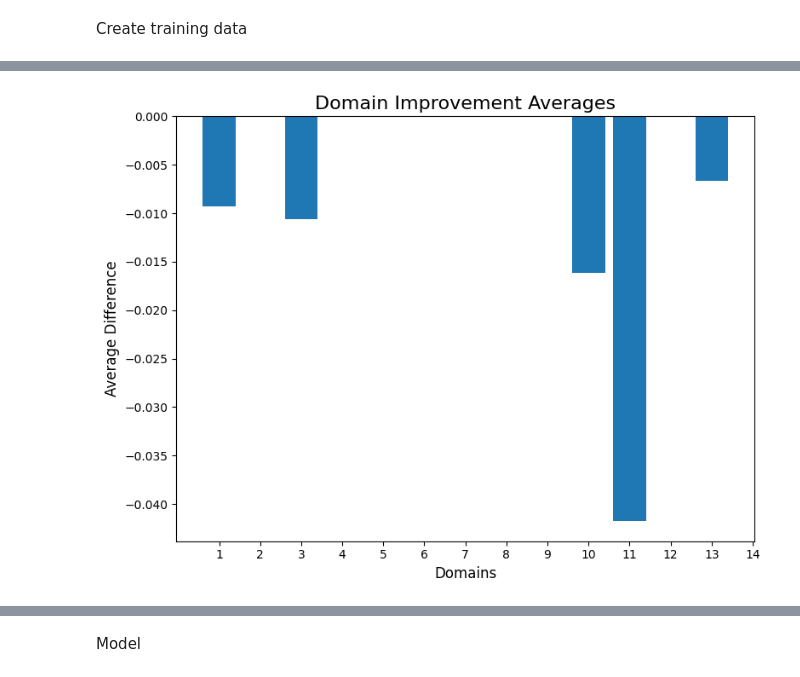
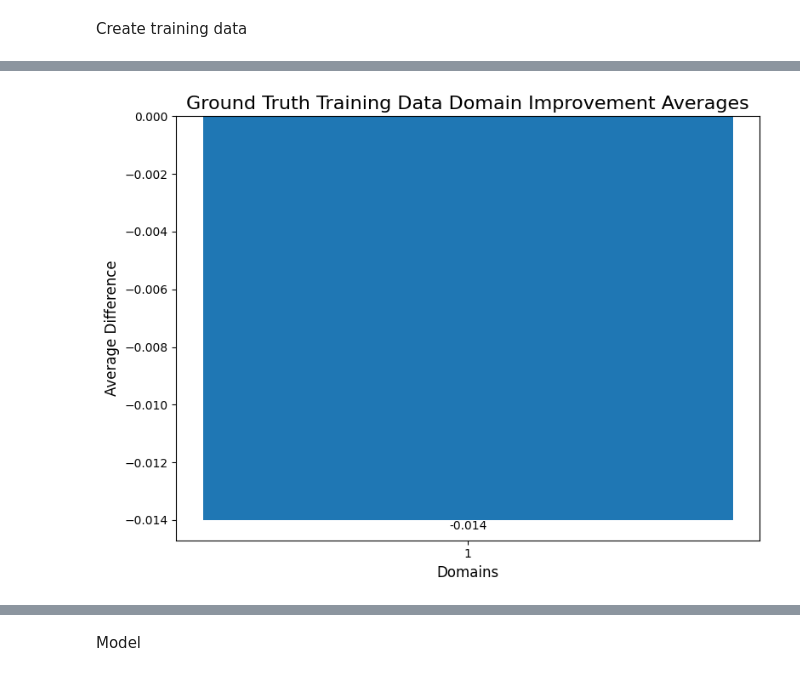
Before and after one commit to twchen88/ct_research, a Jupyter notebook: one_domain_next_step.ipynb, the cells around one changed output, grey strips where cells are left out. Cells and saved outputs as stored; diff of their text form; code cells hidden in the pictures.

Commit message:
update with some visualization

```diff
--- a/one_domain_next_step.ipynb
+++ b/one_domain_next_step.ipynb
@@ -36,6 +49,7 @@ def process_row(row):
     values_b = [float(x.strip()) for x in str(row['domain_scores']).split(',')]
     return values_a, values_b
 # %%
+# take in a dataframe of a patient's session, extract information useful for training
 def create_training_data(data: pd.DataFrame):
     # Initialize variables
     session_row = [] # contents of a row (patient id, encoding, cur score, prev score, repeat)
@@ -70,7 +84,7 @@ def create_training_data(data: pd.DataFrame):
             domain_encoding[domain - 1] = 1
 
         # if the session does not contain the target domain or is the first (no prev score), continue in the loop without doing anything, do this before appending
-        if target_domain not in domains or prev_score is None:
+        if target_domain not in domains or prev_score is None or len(domains) != 1: # only sessions that only do one domain
             session_row = []
             prev_score = cur_score.copy()
             continue
@@ -79,8 +93,8 @@ def create_training_data(data: pd.DataFrame):
         # append everything in the row list
         session_row.append(patient_id)
         session_row.extend(domain_encoding.copy().tolist())
+        session_row.extend(prev_score.copy().tolist())
         session_row.extend(cur_score.copy().tolist())
-        session_row.extend(prev_score.copy().tolist())
         session_row.append(repeat)
         assert len(session_row) == 44, "session row length weird"
 
@@ -88,6 +102,9 @@ def create_training_data(data: pd.DataFrame):
         overall.append(session_row)
         session_row = []
         prev_score = cur_score.copy()
+
+        # only one sample
+        break
 
     # Convert to numpy arrays
     if overall:
@@ -149,3 +164,9 @@ train_data, test_data = train_test_split(model_data, test_size=0.25)
+# %%
+# train_data, test_data = train_test_split(model_data, test_size=0.25)
+
+## one sample for train, only to see if it learns that one example
+train_data = model_data.iloc[0].copy()
+test_data = model_data.iloc[0].copy()
 # %%
 def generate_random_array(rows, cols, N):
     if N > cols:
@@ -184,5 +205,5 @@ target_columns = ["domain %d target" %i for i in range(1, 15)]
 repeat_columns = ["repeat"]
 # %%
 # train_data, target = generate_differently_masked_data(train_data, dupe_n=14)
-target = train_data[target_columns].copy()
+target = train_data[target_columns].copy().to_numpy() * train_data[encoding_columns].copy().to_numpy()
 train_data = train_data[encoding_columns + score_columns].copy()
@@ -189,22 +230,28 @@ train_data = train_data[encoding_columns + score_columns].copy()
 # %%
 ## ground truth
-diff = target.to_numpy() * train_data[encoding_columns].to_numpy() - train_data[score_columns].to_numpy() * train_data[encoding_columns].to_numpy()
+diff = target - train_data[score_columns].to_numpy() * train_data[encoding_columns].to_numpy()
 
 
 # Calculate column-wise averages
 column_averages = np.sum(diff, axis=0) / np.sum(train_data[encoding_columns].to_numpy(), axis=0)
 
 # Plot the bar chart
-plt.figure(figsize=(8, 6))
-plt.bar(range(len(column_averages)), column_averages, tick_label=[f"{i+1}" for i in range(len(column_averages))])
+fig, ax = plt.subplots(figsize=(8, 6))  # Create the figure and axes
+# bars = ax.bar(range(len(column_averages)), column_averages, tick_label=[f"{i+1}" for i in range(len(column_averages))])
+bars = ax.bar(range(1), column_averages, tick_label=[str(target_domain)])
+
+
+# Add values to the bars
+ax.bar_label(bars, label_type='edge')
+
 
 # Add labels and title
 plt.xlabel("Domains", fontsize=12)
 plt.ylabel("Average Difference", fontsize=12)
 plt.title("Ground Truth Training Data Domain Improvement Averages", fontsize=16)
 plt.tight_layout()
 
 # Show the plot
 plt.show()
 # %% [output]
-[figure, old version]
+[figure, new version]
```
Also changed, not shown: parts of 53 cells of this notebook.
